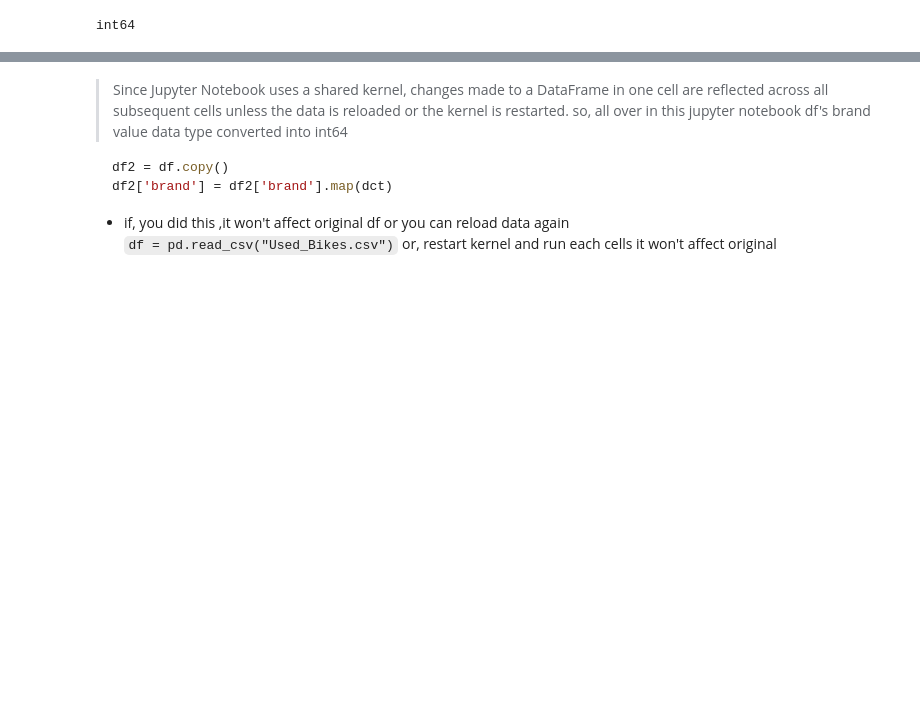
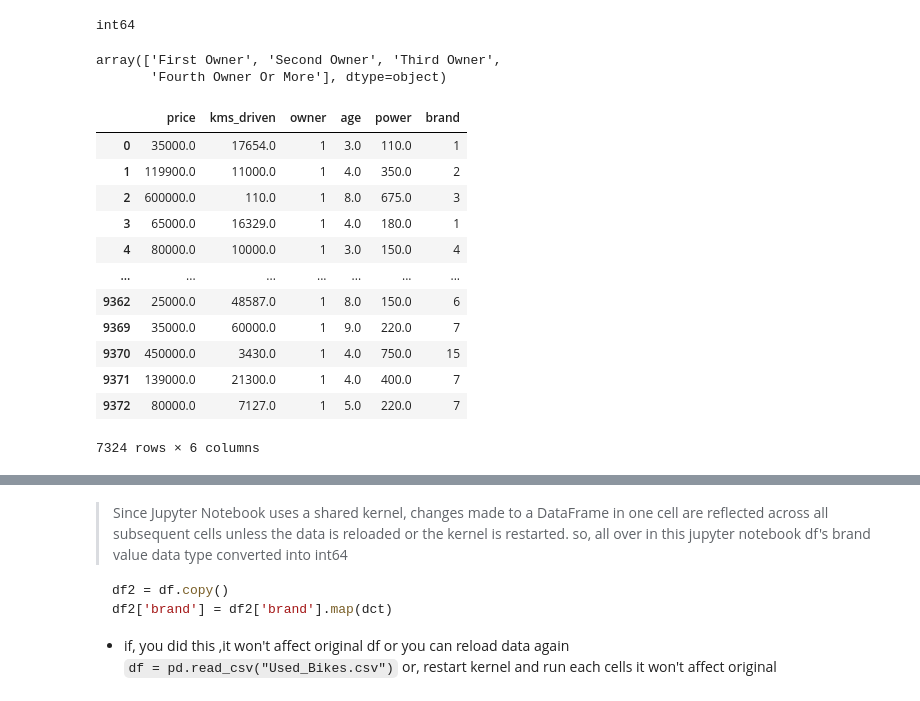
Before and after one commit to isronianutsav/data-science-internship, a Jupyter notebook: Pandas/basic.ipynb, the cells around one changed output, grey strips where cells are left out. Drawn from its saved outputs; the diff is of its cells as text; code cells hidden in the pictures; blank space fills up the shorter version.

```diff
--- a/Pandas/basic.ipynb
+++ b/Pandas/basic.ipynb
@@ -692,3 +724,8 @@ df['brand']= df['brand'].map(dct) #brand names get converted into integer 1,2,3
 print(df['brand'].dtype) #Column datatype changes from object → int
 # %% [output]
 int64
+# %%
+df['owner'].unique()
+# %% [output]
+array(['First Owner', 'Second Owner', 'Third Owner',
+       'Fourth Owner Or More'], dtype=object)
@@ -695,3 +737,19 @@ int64
+# %%
+df
+# %% [output]
+|  | price | kms_driven | owner | age | power | brand |
+| 0 | 35000.0 | 17654.0 | 1 | 3.0 | 110.0 | 1 |
+| 1 | 119900.0 | 11000.0 | 1 | 4.0 | 350.0 | 2 |
+| 2 | 600000.0 | 110.0 | 1 | 8.0 | 675.0 | 3 |
+| 3 | 65000.0 | 16329.0 | 1 | 4.0 | 180.0 | 1 |
+| 4 | 80000.0 | 10000.0 | 1 | 3.0 | 150.0 | 4 |
+| ... | ... | ... | ... | ... | ... | ... |
+| 9362 | 25000.0 | 48587.0 | 1 | 8.0 | 150.0 | 6 |
+| 9369 | 35000.0 | 60000.0 | 1 | 9.0 | 220.0 | 7 |
+| 9370 | 450000.0 | 3430.0 | 1 | 4.0 | 750.0 | 15 |
+| 9371 | 139000.0 | 21300.0 | 1 | 4.0 | 400.0 | 7 |
+| 9372 | 80000.0 | 7127.0 | 1 | 5.0 | 220.0 | 7 |
+7324 rows × 6 columns
 # %%
 df.info()
 # %% [output]
```
Also changed, not shown: parts of 67 cells of this notebook.
